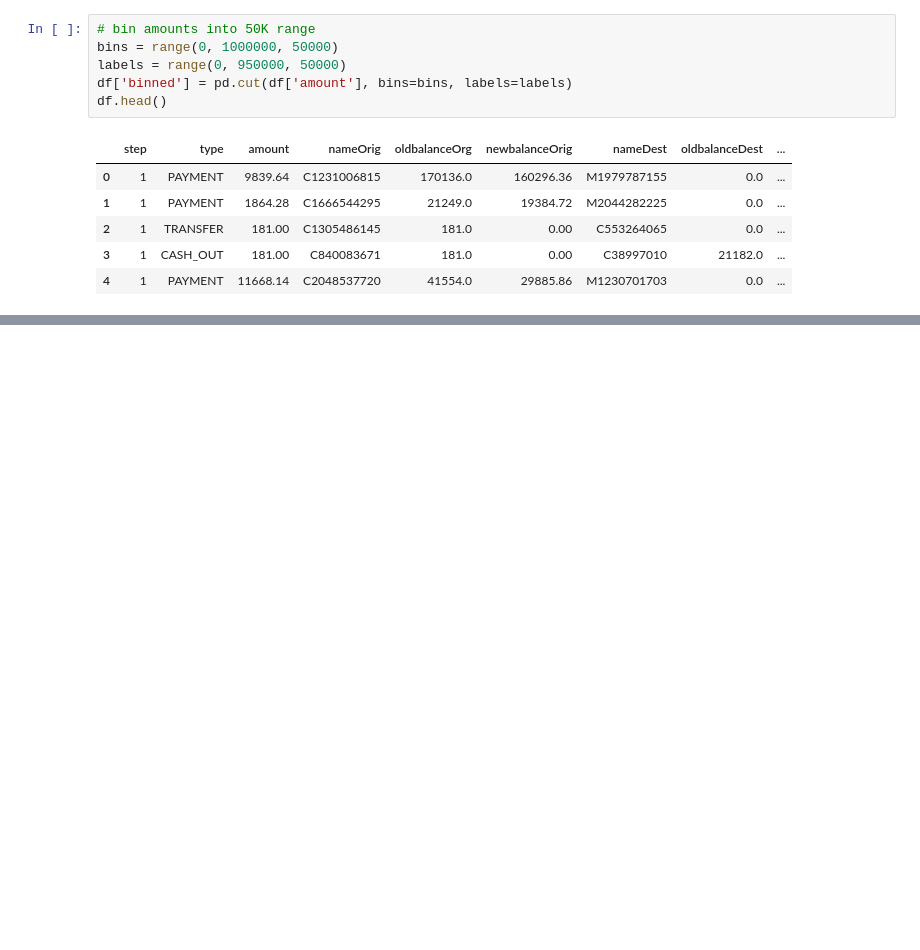
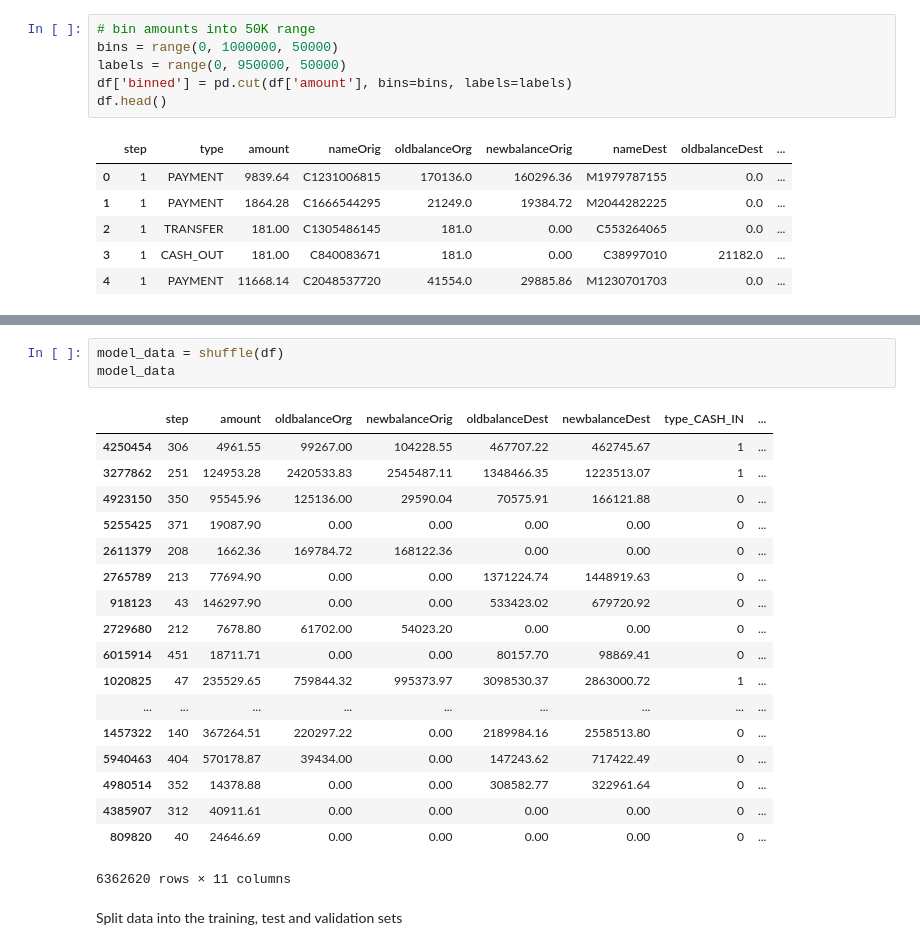
Before and after one commit to talasila/amazon-sagemaker-architecting-for-ml, a Jupyter notebook: vypin/ETL/data_prep_sreeni.ipynb, the cells around one changed output, grey strips where cells are left out. Drawn from its saved outputs; the diff is of its cells as text; blank space fills up the shorter version.

```diff
--- a/vypin/ETL/data_prep_sreeni.ipynb
+++ b/vypin/ETL/data_prep_sreeni.ipynb
@@ -85,0 +76,24 @@ df.head()
+# %%
+model_data = shuffle(df)
+model_data
+# %% [output]
+|  | step | amount | oldbalanceOrg | newbalanceOrig | oldbalanceDest | newbalanceDest | type_CASH_IN | ... |
+| 4250454 | 306 | 4961.55 | 99267.00 | 104228.55 | 467707.22 | 462745.67 | 1 | ... |
+| 3277862 | 251 | 124953.28 | 2420533.83 | 2545487.11 | 1348466.35 | 1223513.07 | 1 | ... |
+| 4923150 | 350 | 95545.96 | 125136.00 | 29590.04 | 70575.91 | 166121.88 | 0 | ... |
+| 5255425 | 371 | 19087.90 | 0.00 | 0.00 | 0.00 | 0.00 | 0 | ... |
+| 2611379 | 208 | 1662.36 | 169784.72 | 168122.36 | 0.00 | 0.00 | 0 | ... |
+| 2765789 | 213 | 77694.90 | 0.00 | 0.00 | 1371224.74 | 1448919.63 | 0 | ... |
+| 918123 | 43 | 146297.90 | 0.00 | 0.00 | 533423.02 | 679720.92 | 0 | ... |
+| 2729680 | 212 | 7678.80 | 61702.00 | 54023.20 | 0.00 | 0.00 | 0 | ... |
+| 6015914 | 451 | 18711.71 | 0.00 | 0.00 | 80157.70 | 98869.41 | 0 | ... |
+| 1020825 | 47 | 235529.65 | 759844.32 | 995373.97 | 3098530.37 | 2863000.72 | 1 | ... |
+| ... | ... | ... | ... | ... | ... | ... | ... | ... |
+| 1457322 | 140 | 367264.51 | 220297.22 | 0.00 | 2189984.16 | 2558513.80 | 0 | ... |
+| 5940463 | 404 | 570178.87 | 39434.00 | 0.00 | 147243.62 | 717422.49 | 0 | ... |
+| 4980514 | 352 | 14378.88 | 0.00 | 0.00 | 308582.77 | 322961.64 | 0 | ... |
+| 4385907 | 312 | 40911.61 | 0.00 | 0.00 | 0.00 | 0.00 | 0 | ... |
+| 809820 | 40 | 24646.69 | 0.00 | 0.00 | 0.00 | 0.00 | 0 | ... |
+6362620 rows × 11 columns
+# %% [markdown]
+Split data into the training, test and validation sets
```
Also changed, not shown: parts of 21 cells of this notebook.
